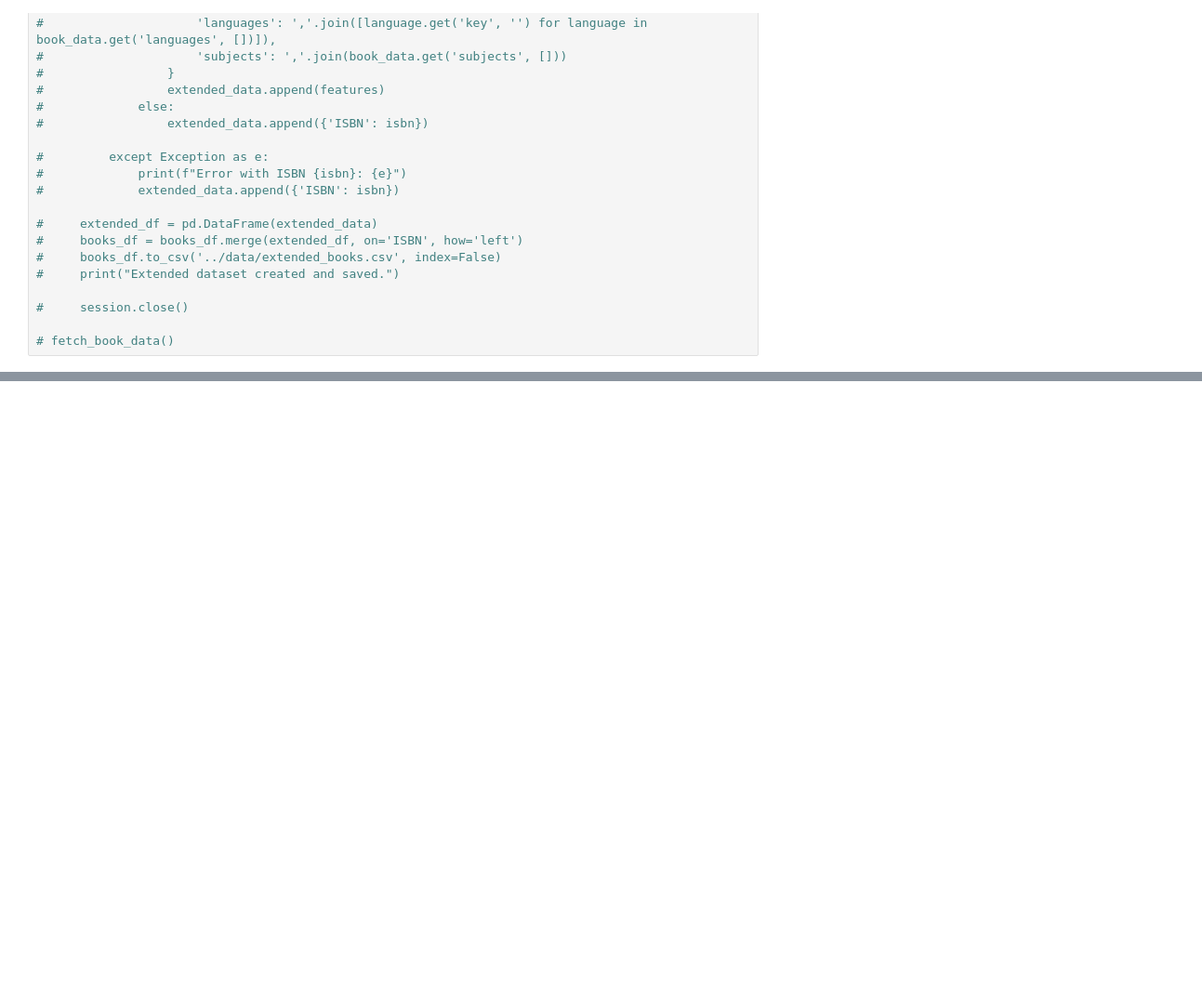
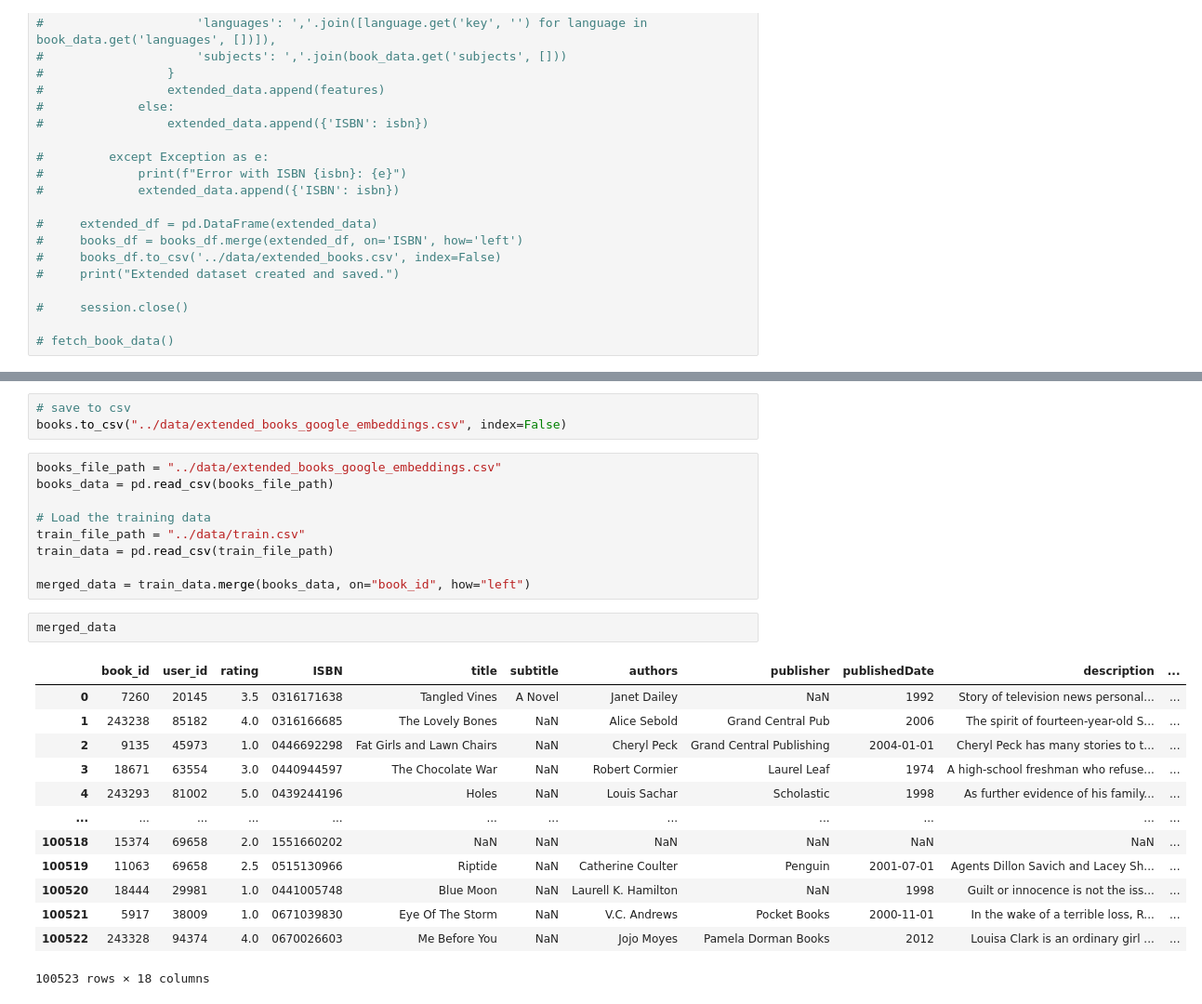
Before and after one commit to Stefanstud/book-recommender-systems, a Jupyter notebook: notebooks/build_data.ipynb, the cells around one changed output, grey strips where cells are left out. Shown at 93% size. Drawn from its saved outputs; the diff is of its cells as text; blank space fills up the shorter version.

Commit message:
add data processing and prediction notebooks

```diff
--- a/notebooks/build_data.ipynb
+++ b/notebooks/build_data.ipynb
@@ -196,0 +719,28 @@ fetch_book_data_google()
+# %%
+# save to csv
+books.to_csv("../data/extended_books_google_embeddings.csv", index=False)
+# %%
+books_file_path = "../data/extended_books_google_embeddings.csv"
+books_data = pd.read_csv(books_file_path)
+
+# Load the training data
+train_file_path = "../data/train.csv"
+train_data = pd.read_csv(train_file_path)
+
+merged_data = train_data.merge(books_data, on="book_id", how="left")
+# %%
+merged_data
+# %% [output]
+|  | book_id | user_id | rating | ISBN | title | subtitle | authors | publisher | publishedDate | description | ... |
+| 0 | 7260 | 20145 | 3.5 | 0316171638 | Tangled Vines | A Novel | Janet Dailey | NaN | 1992 | Story of television news personal... | ... |
+| 1 | 243238 | 85182 | 4.0 | 0316166685 | The Lovely Bones | NaN | Alice Sebold | Grand Central Pub | 2006 | The spirit of fourteen-year-old S... | ... |
+| 2 | 9135 | 45973 | 1.0 | 0446692298 | Fat Girls and Lawn Chairs | NaN | Cheryl Peck | Grand Central Publishing | 2004-01-01 | Cheryl Peck has many stories to t... | ... |
+| 3 | 18671 | 63554 | 3.0 | 0440944597 | The Chocolate War | NaN | Robert Cormier | Laurel Leaf | 1974 | A high-school freshman who refuse... | ... |
+| 4 | 243293 | 81002 | 5.0 | 0439244196 | Holes | NaN | Louis Sachar | Scholastic | 1998 | As further evidence of his family... | ... |
+| ... | ... | ... | ... | ... | ... | ... | ... | ... | ... | ... | ... |
+| 100518 | 15374 | 69658 | 2.0 | 1551660202 | NaN | NaN | NaN | NaN | NaN | NaN | ... |
+| 100519 | 11063 | 69658 | 2.5 | 0515130966 | Riptide | NaN | Catherine Coulter | Penguin | 2001-07-01 | Agents Dillon Savich and Lacey Sh... | ... |
+| 100520 | 18444 | 29981 | 1.0 | 0441005748 | Blue Moon | NaN | Laurell K. Hamilton | NaN | 1998 | Guilt or innocence is not the iss... | ... |
+| 100521 | 5917 | 38009 | 1.0 | 0671039830 | Eye Of The Storm | NaN | V.C. Andrews | Pocket Books | 2000-11-01 | In the wake of a terrible loss, R... | ... |
+| 100522 | 243328 | 94374 | 4.0 | 0670026603 | Me Before You | NaN | Jojo Moyes | Pamela Dorman Books | 2012 | Louisa Clark is an ordinary girl ... | ... |
+100523 rows × 18 columns
```
Also changed, not shown: parts of 28 cells of this notebook, 1 other file.
